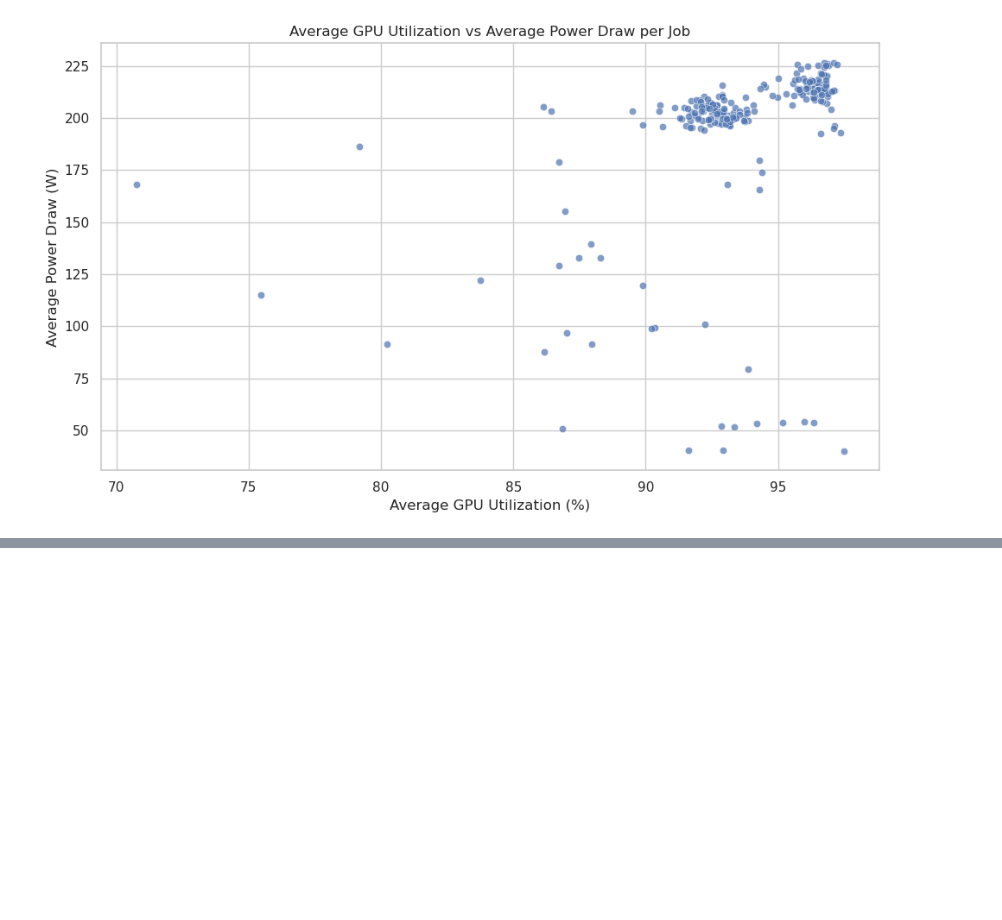
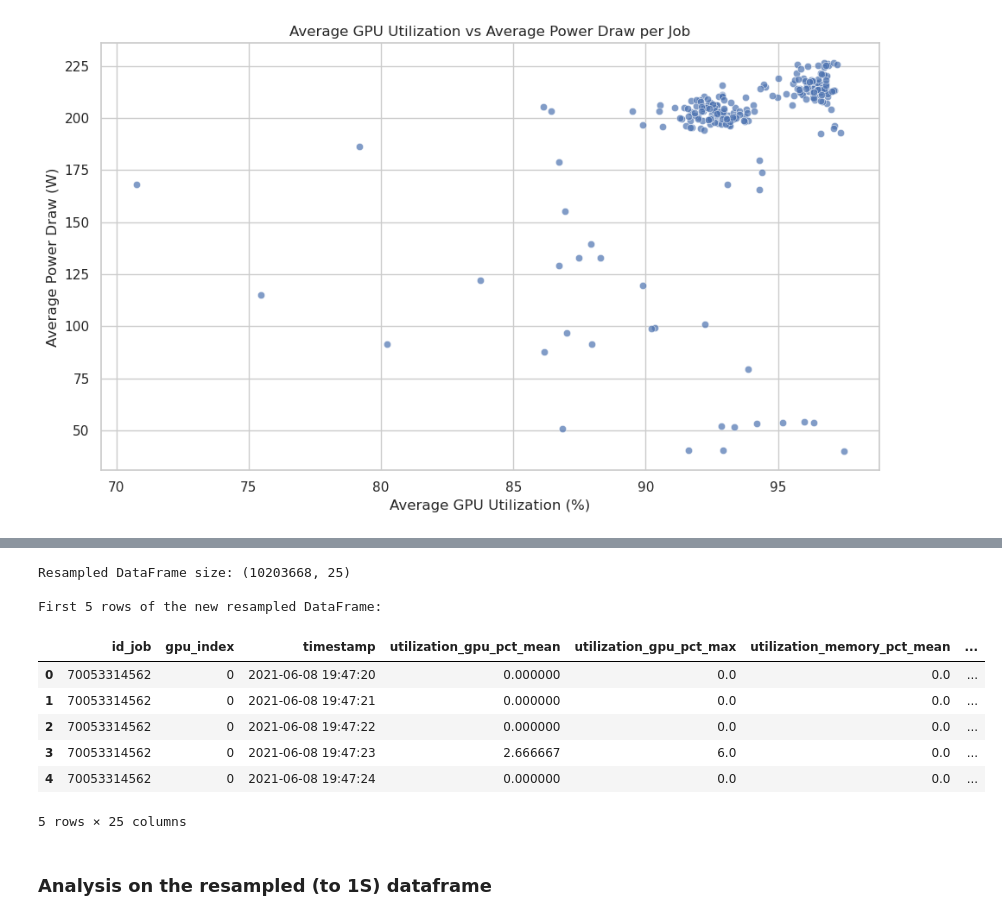
Before and after one commit to Silvana741/gpu_utilization, a Jupyter notebook: Inception4_EDA.ipynb, the cells around one changed output, grey strips where cells are left out. Cells and saved outputs as stored; diff of their text form; code cells hidden in the pictures; blank space fills up the shorter version.

```diff
--- a/Inception4_EDA.ipynb
+++ b/Inception4_EDA.ipynb
@@ -159,0 +176,32 @@ for job_id in sample_jobs:
+# %%
+agg_strategy = {
+    'utilization_gpu_pct': ['mean', 'max'],
+    'utilization_memory_pct': 'mean',
+    'memory_used_MiB': 'mean',
+    'memory_free_MiB': 'mean',
+    'temperature_gpu': 'mean',
+    'temperature_memory': 'mean',
+    'power_draw_W': ['mean', 'max'],
+    'FSlatency': ['mean', 'max'],
+    'LoadAvg': 'mean',
+    'clocks_current_sm_MHz': 'mean',
+    'clocks_current_memory_MHz':'mean',
+    'MemoryFreeInactiveKB':'mean',
+
+    # For job/node data, we just take the first value in the window
+    'id_job': 'first',
+    'mem_req': 'first',
+    'timelimit': 'first',
+    'time_start': 'first',
+    'time_end': 'first',
+    'Node': 'first',
+    'power_limit_W': 'first'
+}
+# %%
+df = df.drop(columns=['Unnamed: 0'])
+# %%
+df_resampled = df.groupby(['id_job', 'gpu_index']).resample('1S').agg(agg_strategy)
+# %%
+# The resampling creates a MultiIndex. Let's flatten it.
+df_resampled.columns = ['_'.join(col).strip() for col in df_resampled.columns.values]
+df_resampled.reset_index(inplace=True)
@@ -159,0 +228,15 @@ for job_id in sample_jobs:
+# %%
+print("Resampled DataFrame size:", df_resampled.shape)
+print("\nFirst 5 rows of the new resampled DataFrame:")
+df_resampled.head()
+# %% [output]
+Resampled DataFrame size: (10203668, 25)
+
+First 5 rows of the new resampled DataFrame:
+|  | id_job | gpu_index | timestamp | utilization_gpu_pct_mean | utilization_gpu_pct_max | utilization_memory_pct_mean | ... |
+| 0 | 70053314562 | 0 | 2021-06-08 19:47:20 | 0.000000 | 0.0 | 0.0 | ... |
+| 1 | 70053314562 | 0 | 2021-06-08 19:47:21 | 0.000000 | 0.0 | 0.0 | ... |
+| 2 | 70053314562 | 0 | 2021-06-08 19:47:22 | 0.000000 | 0.0 | 0.0 | ... |
+| 3 | 70053314562 | 0 | 2021-06-08 19:47:23 | 2.666667 | 6.0 | 0.0 | ... |
+| 4 | 70053314562 | 0 | 2021-06-08 19:47:24 | 0.000000 | 0.0 | 0.0 | ... |
+5 rows × 25 columns
@@ -159,0 +245,2 @@ for job_id in sample_jobs:
+# %% [markdown]
+### Analysis on the resampled (to 1S) dataframe
```
Also changed, not shown: parts of 30 cells of this notebook.
